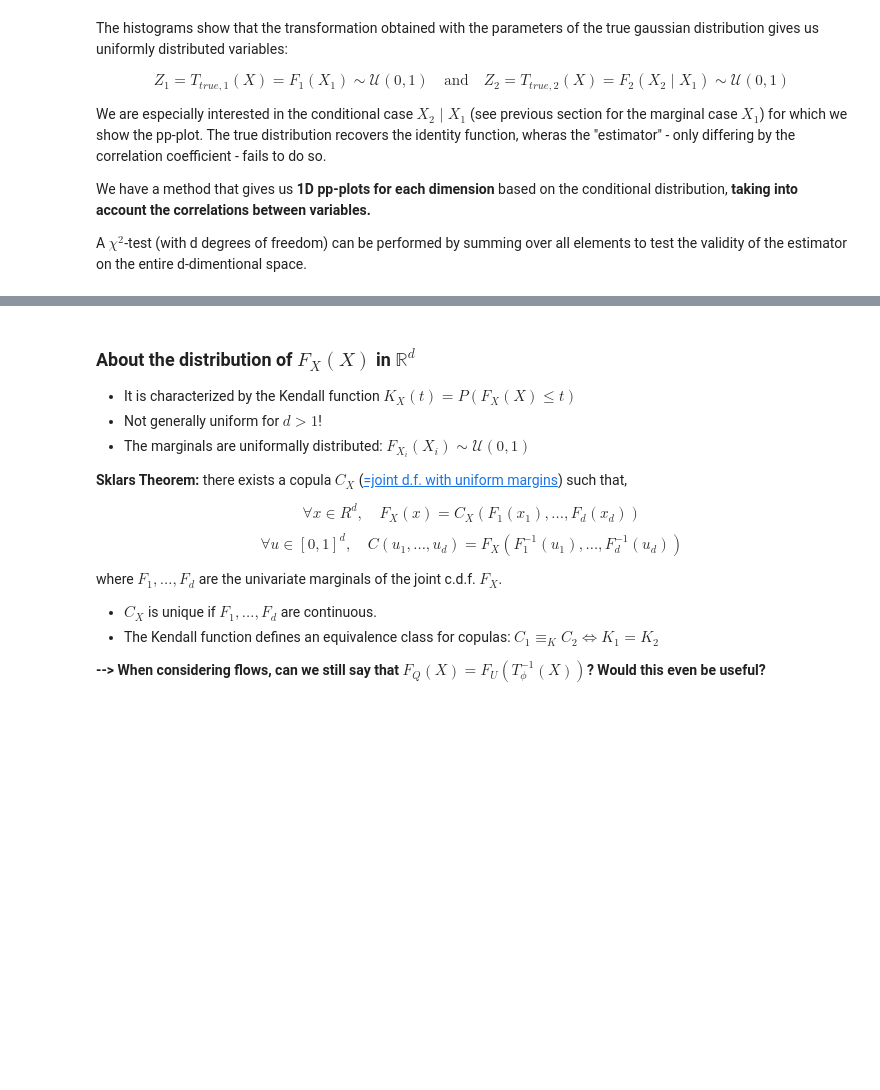
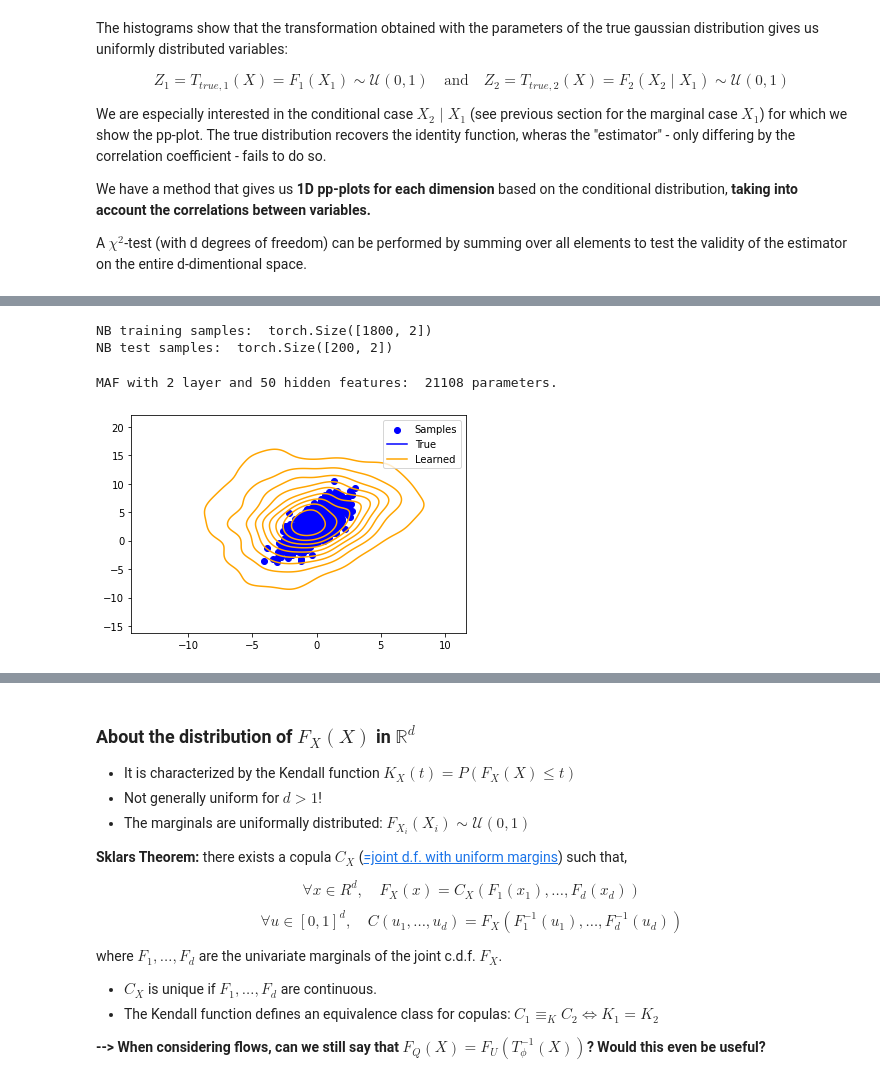
Before and after one commit to JuliaLinhart/valDiags_flows, a Jupyter notebook: PIT_for_Flows.ipynb, the cells around one changed output, grey strips where cells are left out. Drawn from its saved outputs; the diff is of its cells as text; code cells hidden in the pictures; blank space fills up the shorter version.

```diff
--- a/PIT_for_Flows.ipynb
+++ b/PIT_for_Flows.ipynb
@@ -362,0 +372,46 @@ A $\chi^2$-test (with d degrees of freedom) can be performed by summing over all
+# %%
+# Get train and test samples:
+# - train samples are used to train the flow,
+# - test samples are used to compute the empiriacal r(alpha).
+means = torch.FloatTensor(mean)
+covs = torch.FloatTensor(covariance)
+target_dist = D.multivariate_normal.MultivariateNormal(means, covs)
+x_samples = target_dist.sample((2000,))
+
+# # Blobs:2D Gaussian Mixture Model with 3 equally weighted gaussian distributions
+# mix = D.Categorical(torch.ones(3,))
+# # gmm_means= torch.randn(3,d)*5
+# gmm_means = torch.FloatTensor([[2., 4.], [ 8.,  10.], [ 10., 4.]])
+# # gmm_stds = torch.rand(3,d)
+# gmm_stds = torch.eye(2)
+# #comp = D.Independent(D.Normal(gmm_means, gmm_stds), 1)  # only diagonal covariance matrices...
+# comp = D.multivariate_normal.MultivariateNormal(gmm_means, gmm_stds)
+# target_dist = D.mixture_same_family.MixtureSameFamily(mix, comp)
+# x_samples = target_dist.sample((2000,))
+
+test_size = int(0.1* len(x_samples))
+train_size = len(x_samples) - test_size
+train_set, test_set = torch.utils.data.random_split(x_samples, [train_size, test_size])
+x_samples_train, x_samples_test = train_set[:], test_set[:]
+print('NB training samples: ', x_samples_train.shape)
+print('NB test samples: ', x_samples_test.shape)
+# %% [output]
+NB training samples:  torch.Size([1800, 2])
+NB test samples:  torch.Size([200, 2])
+# %%
+# Define Flow: MAF (1 layer, 50 hidden features)
+maf = construct_maf(x_samples_train,
+    hidden_features=50,
+    context_features=None,
+    num_layers=2,
+    random_permutation=False,
+    standardize_transform = True,)
+
+# Count parameters
+print('MAF with 2 layer and 50 hidden features: ', str(count_parameters(maf)), 'parameters.')
+# %% [output]
+MAF with 2 layer and 50 hidden features:  21108 parameters.
+# %%
+plot_2d_pdf_contours(target_dist, x_samples_train, maf)
+# %% [output]
+[figure, added]
```
Also changed, not shown: parts of 12 cells of this notebook.
